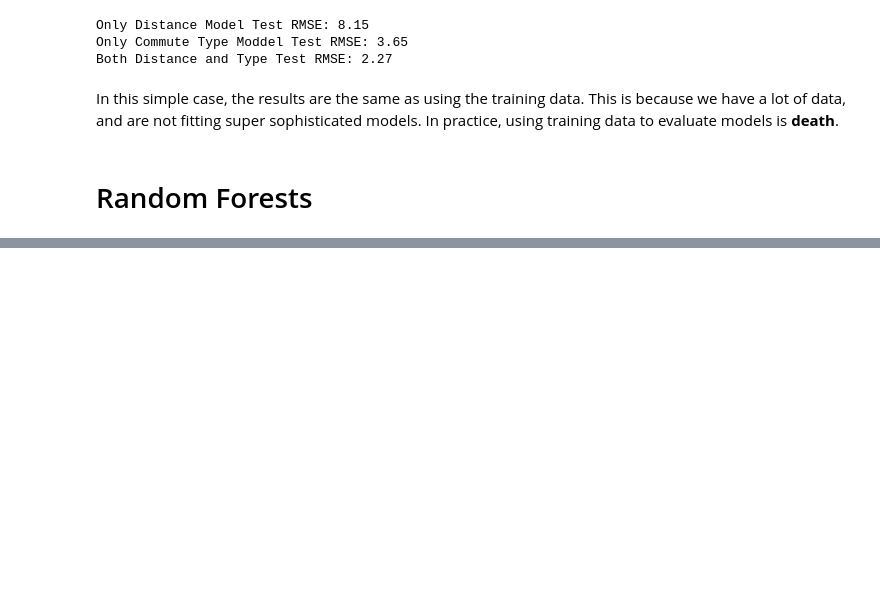
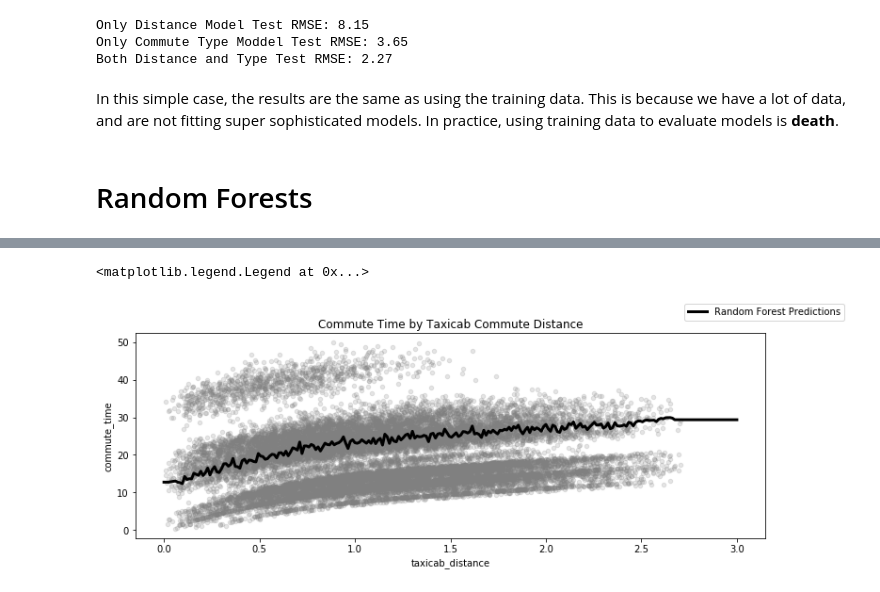
Before and after one commit to QCaudron/ml_101, a Jupyter notebook: 2_Linear_models/linear-regression.ipynb, the cells around one changed output, grey strips where cells are left out. Drawn from its saved outputs; the diff is of its cells as text; code cells hidden in the pictures; blank space fills up the shorter version.

```diff
--- a/2_Linear_models/linear-regression.ipynb
+++ b/2_Linear_models/linear-regression.ipynb
@@ -844,0 +853,4 @@ In this simple case, the results are the same as using the training data.  This
+# %%
+random_forest = RandomForestRegressor(
+    n_estimators=2000, max_features=4, min_samples_split=20)
+random_forest.fit(train_data_both_distance_and_type, train_data_raw['commute_time'])
@@ -844,0 +896,24 @@ In this simple case, the results are the same as using the training data.  This
+# %%
+def create_bus_records(distances):
+    records = []
+    for d in distances:
+        record = one_record.copy()
+        record['taxicab_distance'] = d
+        records.append(record)
+    return pd.concat(records)
+# %%
+ts = np.linspace(0, 3.0, num=250)
+
+ls = create_bus_records(ts)
+preds = random_forest.predict(ls)
+# %%
+fig, ax = plt.subplots(figsize=(12, 4))
+
+train_data_raw.plot(ax=ax, kind='scatter', x='taxicab_distance', y='commute_time',
+                    color='gray', alpha=0.2)
+ax.plot(ts, preds, color="black", linewidth=3, label= "Random Forest Predictions")
+ax.set_title("Commute Time by Taxicab Commute Distance")
+fig.legend()
+# %% [output]
+<matplotlib.legend.Legend at 0x...>
+[figure, added]
```
Also changed, not shown: parts of 12 cells of this notebook.
